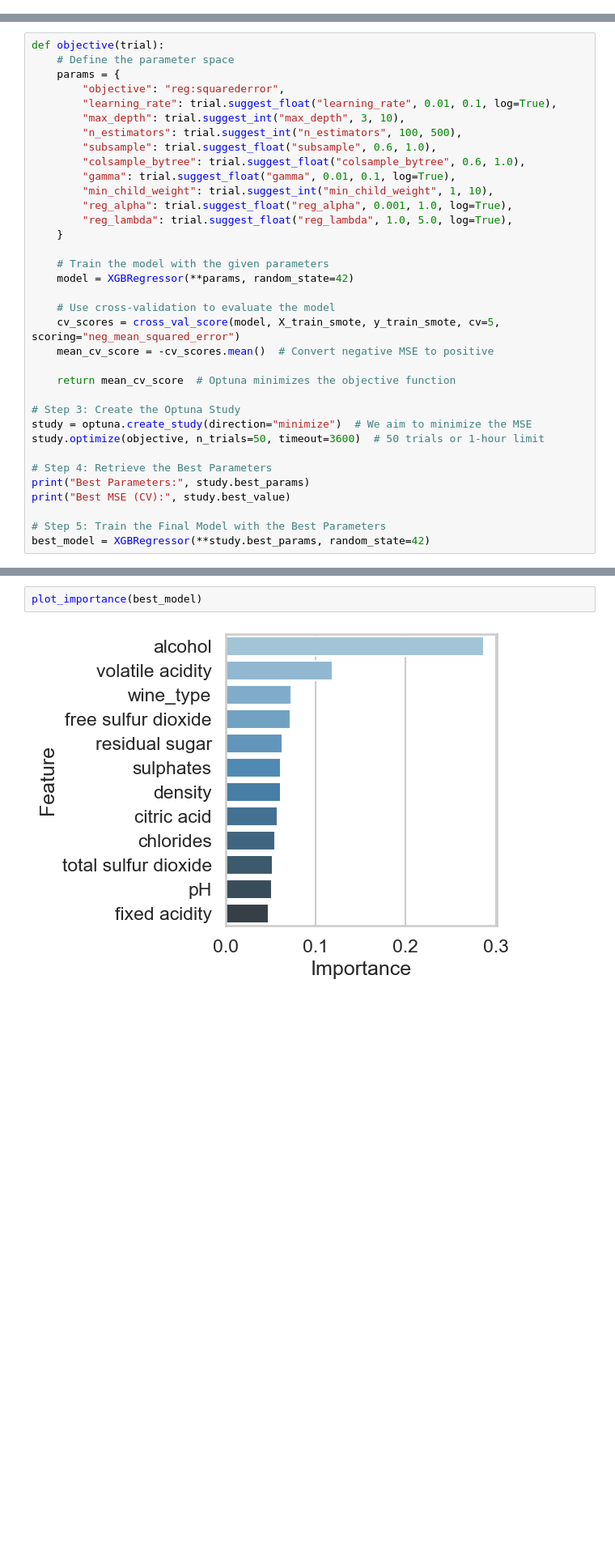
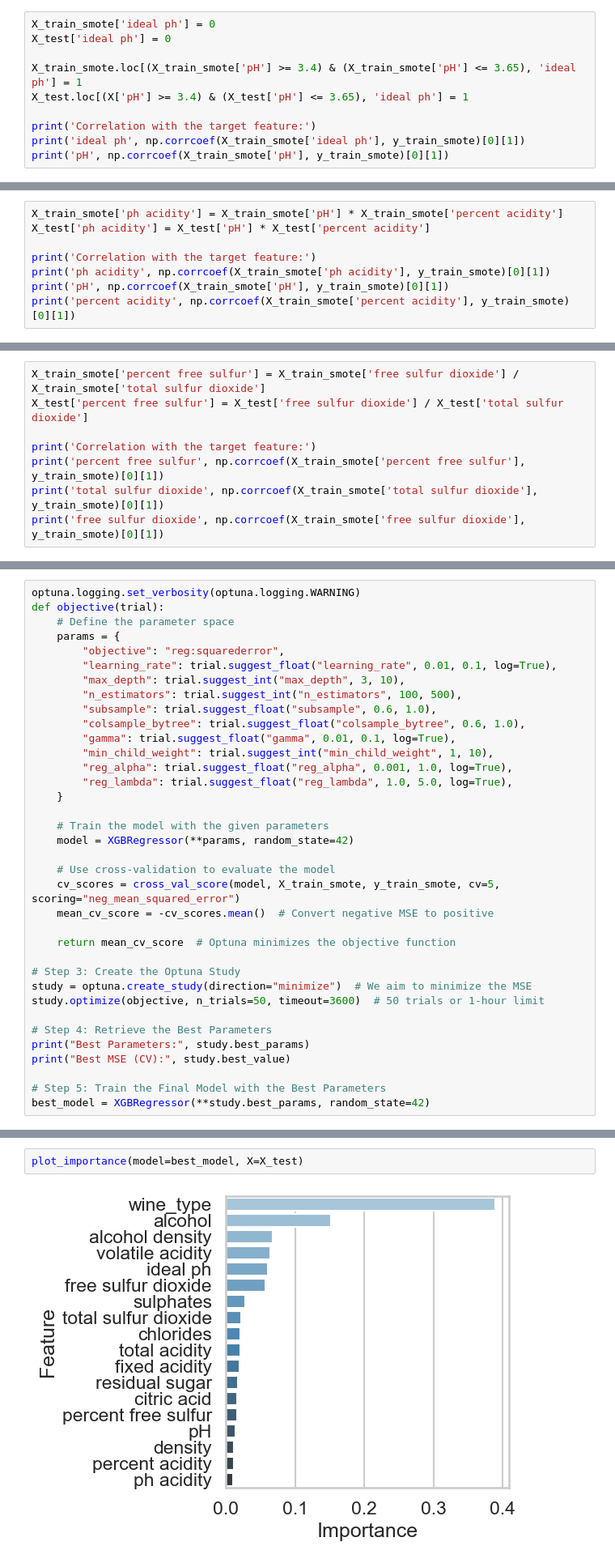
Before and after one commit to airbagdeer/tabular-ds-project, a Jupyter notebook: EX2.ipynb, the cells around one changed output, grey strips where cells are left out. Shown at 81% size. Drawn from its saved outputs; the diff is of its cells as text; blank space fills up the shorter version.

```diff
--- a/EX2.ipynb
+++ b/EX2.ipynb
@@ -440,0 +475,10 @@ plot_shap_values_by_classes(shap_values, X_test, y_test)
+# %%
+X_train_smote['ideal ph'] = 0
+X_test['ideal ph'] = 0
+
+X_train_smote.loc[(X_train_smote['pH'] >= 3.4) & (X_train_smote['pH'] <= 3.65), 'ideal ph'] = 1
+X_test.loc[(X['pH'] >= 3.4) & (X_test['pH'] <= 3.65), 'ideal ph'] = 1
+
+print('Correlation with the target feature:')
+print('ideal ph', np.corrcoef(X_train_smote['ideal ph'], y_train_smote)[0][1])
+print('pH', np.corrcoef(X_train_smote['pH'], y_train_smote)[0][1])
@@ -440,0 +491,8 @@ plot_shap_values_by_classes(shap_values, X_test, y_test)
+# %%
+X_train_smote['ph acidity'] = X_train_smote['pH'] * X_train_smote['percent acidity']
+X_test['ph acidity'] = X_test['pH'] * X_test['percent acidity']
+
+print('Correlation with the target feature:')
+print('ph acidity', np.corrcoef(X_train_smote['ph acidity'], y_train_smote)[0][1])
+print('pH', np.corrcoef(X_train_smote['pH'], y_train_smote)[0][1])
+print('percent acidity', np.corrcoef(X_train_smote['percent acidity'], y_train_smote)[0][1])
@@ -440,0 +508,8 @@ plot_shap_values_by_classes(shap_values, X_test, y_test)
+# %%
+X_train_smote['percent free sulfur'] = X_train_smote['free sulfur dioxide'] / X_train_smote['total sulfur dioxide']
+X_test['percent free sulfur'] = X_test['free sulfur dioxide'] / X_test['total sulfur dioxide']
+
+print('Correlation with the target feature:')
+print('percent free sulfur', np.corrcoef(X_train_smote['percent free sulfur'], y_train_smote)[0][1])
+print('total sulfur dioxide', np.corrcoef(X_train_smote['total sulfur dioxide'], y_train_smote)[0][1])
+print('free sulfur dioxide', np.corrcoef(X_train_smote['free sulfur dioxide'], y_train_smote)[0][1])
@@ -445,4 +530,5 @@ to do: explain about optuna
 # %%
+optuna.logging.set_verbosity(optuna.logging.WARNING)
 def objective(trial):
     # Define the parameter space
     params = {
@@ -514,9 +619,9 @@ compare_scores(path_result_1='./images/basic-pipline-full-data-results.png',
 # %% [markdown]
 And let's view the final model's feaures importance:
 # %%
-plot_importance(best_model)
+plot_importance(model=best_model, X=X_test)
 # %% [output]
-[figure, old version]
+[figure, new version]
 # %%
 explainer = shap.TreeExplainer(best_model)
 shap_values = explainer.shap_values(X_test, y_pred)
```
Also changed, not shown: parts of 87 cells of this notebook, 1 other file.
